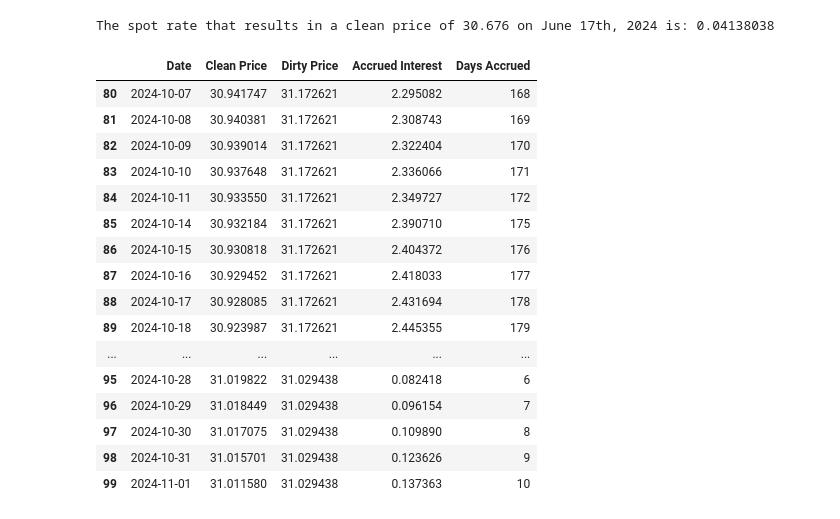
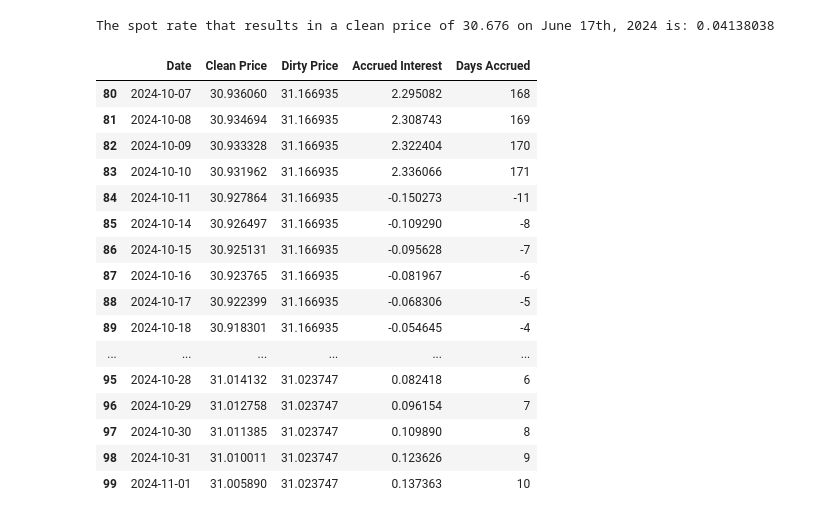
Before and after one commit to a1vardanyan/Bonds, a Jupyter notebook: uk_bonds_price_dynamic.ipynb, the cells around one changed output. Cells and saved outputs as stored; diff of their text form; code cells hidden in the pictures.

```diff
--- a/uk_bonds_price_dynamic.ipynb
+++ b/uk_bonds_price_dynamic.ipynb
@@ -162,20 +162,18 @@ print(f"The spot rate that results in a clean price of {target_clean_price} on {
 # %% [output]
 The spot rate that results in a clean price of 30.676 on June 17th, 2024 is: 0.04138038
 # %%
-#DATA
-
 # Set the trade date
 trade_date = ql.Date(14, 6, 2024)
 ql.Settings.instance().evaluationDate = trade_date
 
 # Bond parameters
-issue_date = ql.Date(20, 5, 2020)  # Issue date
-maturity_date = ql.Date(22, 10, 2061)  # Maturity date (41-year bond)
-tenor = ql.Period(ql.Semiannual)  # Semiannual payments
-calendar = ql.UnitedKingdom()  # UK calendar
-business_convention = ql.ModifiedFollowing  # Business convention for schedule and ex-dividend
-day_count = ql.ActualActual(ql.ActualActual.ISMA)  # Day count convention Actual/Actual (ISMA)
-coupon_rate = 0.005  # 0.5% annual coupon rate, i.e. 2.5£ semiannually
+issue_date = ql.Date(20, 5, 2020)
+maturity_date = ql.Date(22, 10, 2061)
+tenor = ql.Period(ql.Semiannual)
+calendar = ql.UnitedKingdom()
+business_convention = ql.ModifiedFollowing
+day_count = ql.ActualActual(ql.ActualActual.ISMA)
+coupon_rate = 0.005
 coupons = [coupon_rate]
 
 # Create the schedule
@@ -183,15 +181,15 @@ schedule = ql.Schedule(issue_date, maturity_date, tenor, calendar,
                        business_convention, business_convention,
                        ql.DateGeneration.Backward, False)
 
-ex_dividend_days = 7  # 7 business days before the coupon date
+ex_dividend_days = 7
 settlement_days = 1
 
 # Create the fixed rate bond
-face_value = 1000  # Face value of the bond
+face_value = 1000
 fixed_rate_bond = ql.FixedRateBond(settlement_days, face_value, schedule, coupons, day_count)
 
 # Create a flat yield term structure for discounting
-spot_rate = spot_rate  # Example 4% flat yield curve
+spot_rate = spot_rate
 flat_term_structure = ql.FlatForward(trade_date, ql.QuoteHandle(ql.SimpleQuote(spot_rate)), day_count)
 discount_curve = ql.RelinkableYieldTermStructureHandle(flat_term_structure)
 
@@ -203,7 +201,7 @@ fixed_rate_bond.setPricingEngine(bond_engine)
 data = []
 
 # Generate business days for one year from trade date
-one_year_later = calendar.advance(trade_date, ql.Period(1, ql.Years), ql.ModifiedFollowing)
+one_year_later = calendar.advance(trade_date, ql.Period(30, ql.Years), ql.ModifiedFollowing)
 current_date = trade_date
 
 while current_date <= one_year_later:
@@ -214,47 +212,54 @@ while current_date <= one_year_later:
         # Calculate bond details
         clean_price = fixed_rate_bond.cleanPrice()
         dirty_price = fixed_rate_bond.dirtyPrice()
 
         # Calculate accrued interest
         previous_date = issue_date
         for payment_date in schedule:
             if payment_date > current_date:
                 break
             previous_date = payment_date
 
+        ex_dividend_date = calendar.advance(payment_date, ql.Period(-ex_dividend_days, ql.Days), business_convention, False)
+
         actual_days = day_count.dayCount(previous_date, payment_date)
         days_accrued = day_count.dayCount(previous_date, current_date)
-        accrued_interest = face_value * coupon_rate / 2 * days_accrued / actual_days
+
+        if ex_dividend_date <= current_date < payment_date:
+            days_accrued = days_accrued - actual_days
+            accrued_interest = face_value * coupon_rate / 2 * days_accrued / actual_days
+        else:
+            accrued_interest = face_value * coupon_rate / 2 * days_accrued / actual_days
 
         # Store data
         data.append({
             "Date": ql.Date.to_date(current_date).strftime('%Y-%m-%d'),
             "Clean Price": clean_price,
             "Dirty Price": dirty_price,
             "Accrued Interest": accrued_interest,
             "Days Accrued": days_accrued
         })
 
     current_date = calendar.advance(current_date, ql.Period(1, ql.Days))
 
 # Create DataFrame
 df = pd.DataFrame(data)
 df.iloc[80:100]
 # %% [output]
 |  | Date | Clean Price | Dirty Price | Accrued Interest | Days Accrued |
-| 80 | 2024-10-07 | 30.941747 | 31.172621 | 2.295082 | 168 |
-| 81 | 2024-10-08 | 30.940381 | 31.172621 | 2.308743 | 169 |
-| 82 | 2024-10-09 | 30.939014 | 31.172621 | 2.322404 | 170 |
-| 83 | 2024-10-10 | 30.937648 | 31.172621 | 2.336066 | 171 |
-| 84 | 2024-10-11 | 30.933550 | 31.172621 | 2.349727 | 172 |
-| 85 | 2024-10-14 | 30.932184 | 31.172621 | 2.390710 | 175 |
-| 86 | 2024-10-15 | 30.930818 | 31.172621 | 2.404372 | 176 |
-| 87 | 2024-10-16 | 30.929452 | 31.172621 | 2.418033 | 177 |
-| 88 | 2024-10-17 | 30.928085 | 31.172621 | 2.431694 | 178 |
-| 89 | 2024-10-18 | 30.923987 | 31.172621 | 2.445355 | 179 |
+| 80 | 2024-10-07 | 30.936060 | 31.166935 | 2.295082 | 168 |
+| 81 | 2024-10-08 | 30.934694 | 31.166935 | 2.308743 | 169 |
+| 82 | 2024-10-09 | 30.933328 | 31.166935 | 2.322404 | 170 |
+| 83 | 2024-10-10 | 30.931962 | 31.166935 | 2.336066 | 171 |
+| 84 | 2024-10-11 | 30.927864 | 31.166935 | -0.150273 | -11 |
+| 85 | 2024-10-14 | 30.926497 | 31.166935 | -0.109290 | -8 |
+| 86 | 2024-10-15 | 30.925131 | 31.166935 | -0.095628 | -7 |
+| 87 | 2024-10-16 | 30.923765 | 31.166935 | -0.081967 | -6 |
+| 88 | 2024-10-17 | 30.922399 | 31.166935 | -0.068306 | -5 |
+| 89 | 2024-10-18 | 30.918301 | 31.166935 | -0.054645 | -4 |
 | ... | ... | ... | ... | ... | ... |
-| 95 | 2024-10-28 | 31.019822 | 31.029438 | 0.082418 | 6 |
-| 96 | 2024-10-29 | 31.018449 | 31.029438 | 0.096154 | 7 |
-| 97 | 2024-10-30 | 31.017075 | 31.029438 | 0.109890 | 8 |
-| 98 | 2024-10-31 | 31.015701 | 31.029438 | 0.123626 | 9 |
-| 99 | 2024-11-01 | 31.011580 | 31.029438 | 0.137363 | 10 |
+| 95 | 2024-10-28 | 31.014132 | 31.023747 | 0.082418 | 6 |
+| 96 | 2024-10-29 | 31.012758 | 31.023747 | 0.096154 | 7 |
+| 97 | 2024-10-30 | 31.011385 | 31.023747 | 0.109890 | 8 |
+| 98 | 2024-10-31 | 31.010011 | 31.023747 | 0.123626 | 9 |
+| 99 | 2024-11-01 | 31.005890 | 31.023747 | 0.137363 | 10 |
```
Also changed, not shown: parts of 4 cells of this notebook.
